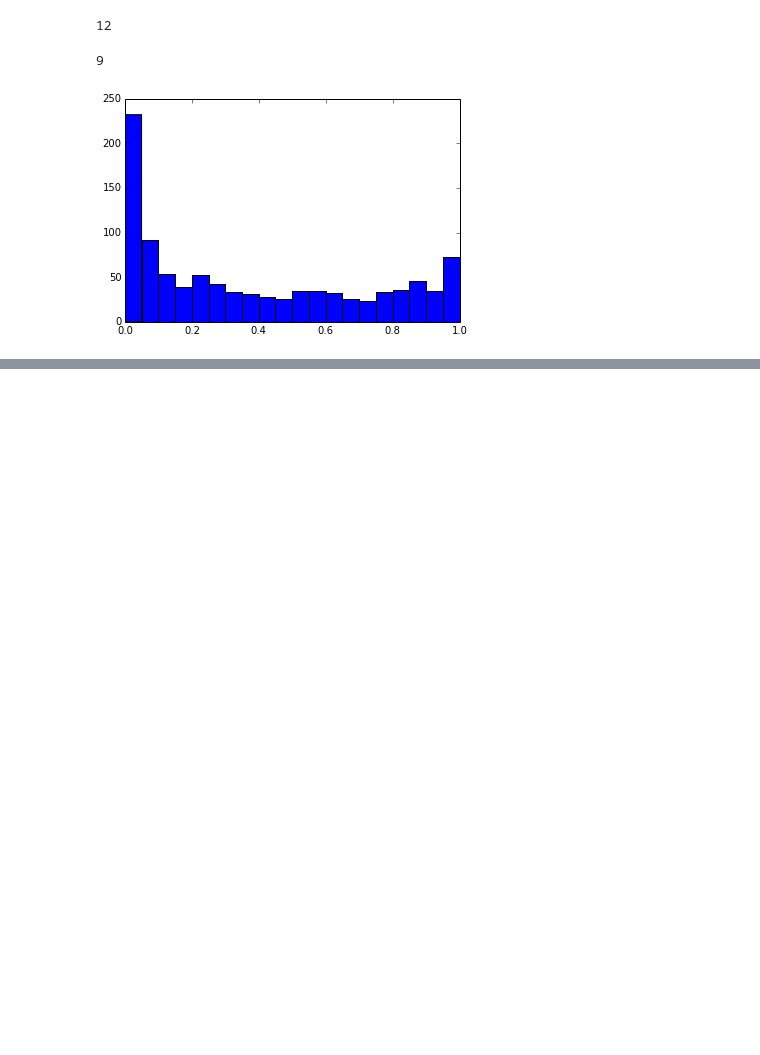
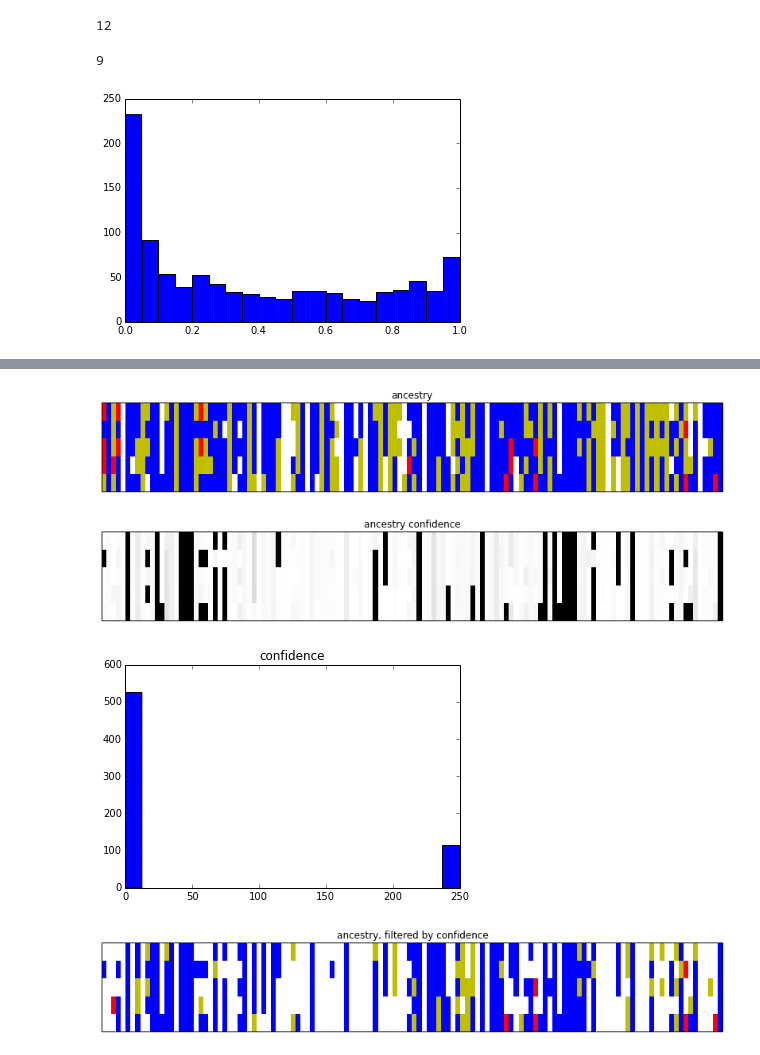
Before and after one commit to alimanfoo/anhima, a Jupyter notebook: examples/af.ipynb, the cells around one changed output, grey strips where cells are left out. Drawn from its saved outputs; the diff is of its cells as text; code cells hidden in the pictures; blank space fills up the shorter version.

```diff
--- a/examples/af.ipynb
+++ b/examples/af.ipynb
@@ -75,0 +128,38 @@ plt.hist(af[:, 1], bins=20);
+# %%
+def investigate_ancestry(genotypes, af_subpop1, af_subpop2, filter_size=0, min_confidence=1):
+
+    # predict ancestry
+    ancestry, confidence = anhima.af.maximum_likelihood_ancestry(genotypes,
+                                                                 af_subpop1,
+                                                                 af_subpop2,
+                                                                 filter_size=filter_size)
+
+    # plot the ancestry predictions
+    fig, ax = plt.subplots(figsize=(14, 2))
+    anhima.gt.plot_discrete_calldata(ancestry, colors='wbyr', states=(-1, 0, 1, 2), ax=ax)
+    ax.set_title('ancestry')
+
+    # plot the confidence
+    fig, ax = plt.subplots(figsize=(14, 2))
+    anhima.gt.plot_continuous_calldata(confidence, ax=ax, pcolormesh_kwargs=dict(cmap='Greys', vmin=0, vmax=20))
+    ax.set_title('ancestry confidence')
+
+    # plot distribution of confidence scores
+    fig, ax = plt.subplots()
+    ax.hist(confidence.flatten(), bins=20)
+    ax.set_title('confidence')
+
+    # plot ancestry filtered by confidence
+    fig, ax = plt.subplots(figsize=(14, 2))
+    x = ancestry.copy()
+    x[confidence < min_confidence] = -1
+    anhima.gt.plot_discrete_calldata(x, colors='wbyr', states=(-1, 0, 1, 2), ax=ax)
+    ax.set_title('ancestry, filtered by confidence')
+# %%
+# investigate ancestry in 5 samples from subpop1 we set aside earlier
+investigate_ancestry(genotypes_subpop1_flt[:, (n_samples//2)-5:], af_subpop1_flt, af_subpop2_flt, filter_size=0, min_confidence=1)
+# %% [output]
+[figure, added]
+[figure, added]
+[figure, added]
+[figure, added]
```
Also changed, not shown: parts of 6 cells of this notebook, 2 other files.
